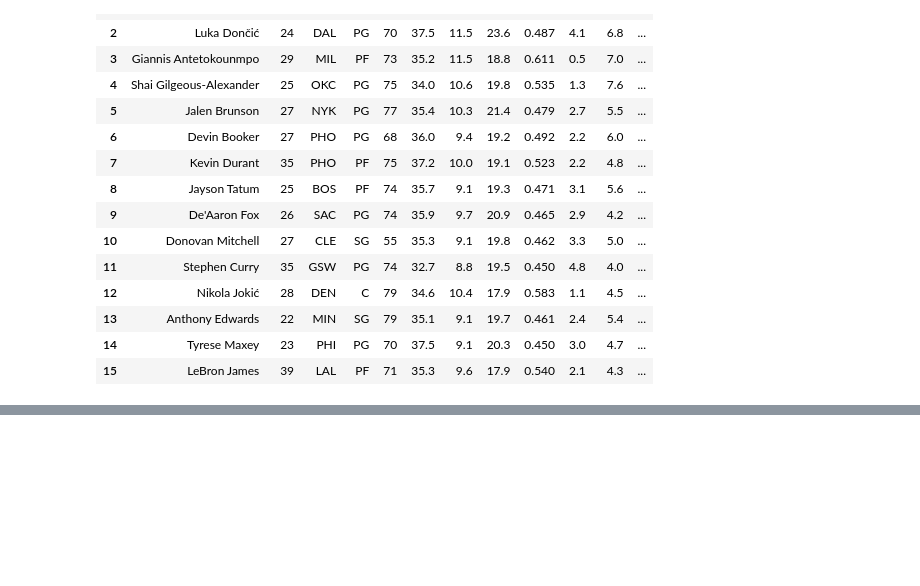
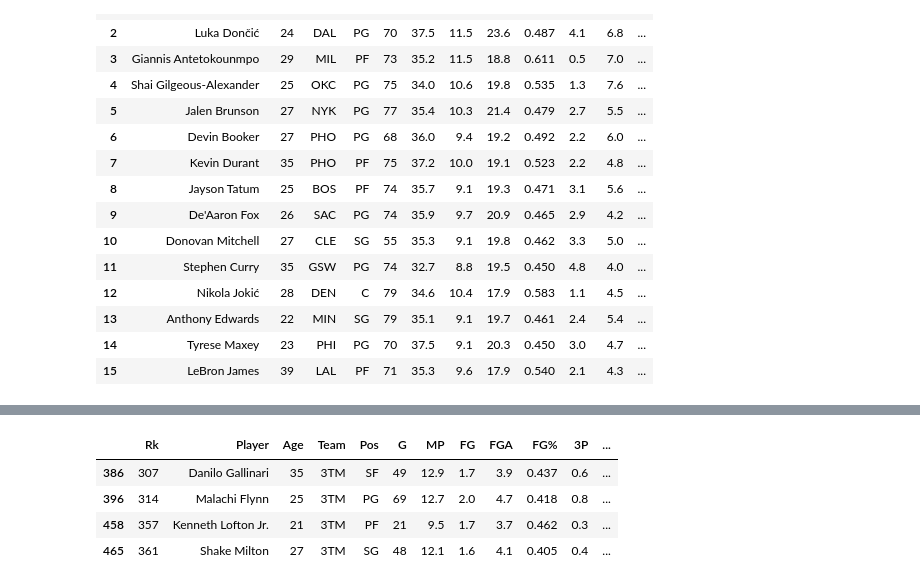
Before and after one commit to Soncity2/nbaFantasyStatsPredictor, a Jupyter notebook: src/nbastats.ipynb, the cells around one changed output, grey strips where cells are left out. Cells and saved outputs as stored; diff of their text form; code cells hidden in the pictures; blank space fills up the shorter version.

```diff
--- a/src/nbastats.ipynb
+++ b/src/nbastats.ipynb
@@ -60,0 +97,9 @@ df_average.head(15)
+# %%
+Multiple_teams=df_average[(df_average["Team"] == '2TM') | (df_average["Team"] == '3TM')]
+Multiple_teams.tail(20)
+# %% [output]
+|  | Rk | Player | Age | Team | Pos | G | MP | FG | FGA | FG% | 3P | ... |
+| 386 | 307 | Danilo Gallinari | 35 | 3TM | SF | 49 | 12.9 | 1.7 | 3.9 | 0.437 | 0.6 | ... |
+| 396 | 314 | Malachi Flynn | 25 | 3TM | PG | 69 | 12.7 | 2.0 | 4.7 | 0.418 | 0.8 | ... |
+| 458 | 357 | Kenneth Lofton Jr. | 21 | 3TM | PF | 21 | 9.5 | 1.7 | 3.7 | 0.462 | 0.3 | ... |
+| 465 | 361 | Shake Milton | 27 | 3TM | SG | 48 | 12.1 | 1.6 | 4.1 | 0.405 | 0.4 | ... |
```
Also changed, not shown: parts of 9 cells of this notebook, 2 other files.
